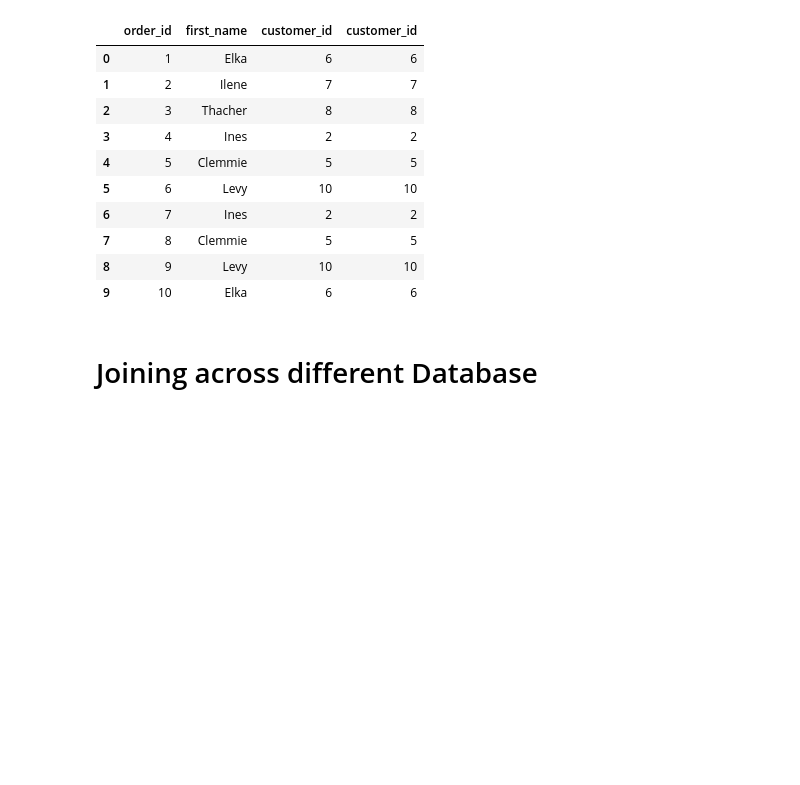
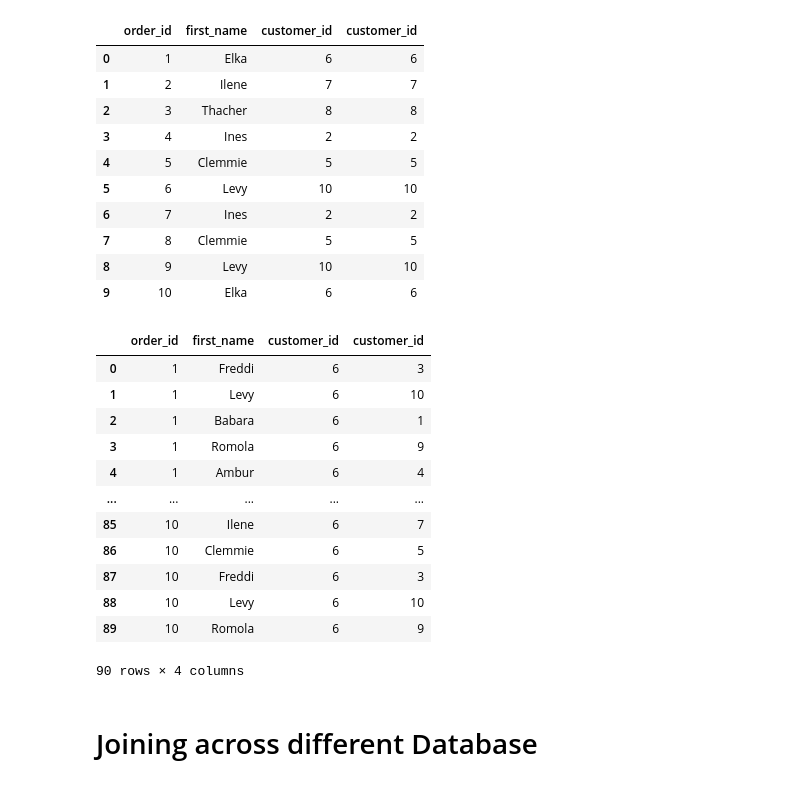
Before and after one commit to VeenaKGit/Knowledge, a Jupyter notebook: Working with Databases.ipynb, the cells around one changed output. Saved outputs shown, nothing was run; the diff lists cells and outputs as text; code cells hidden in the pictures; blank space fills up the shorter version.

```diff
--- a/Working with Databases.ipynb
+++ b/Working with Databases.ipynb
@@ -392,6 +387,31 @@ ORDER BY order_id' \
 | 7 | 8 | Clemmie | 5 | 5 |
 | 8 | 9 | Levy | 10 | 10 |
 | 9 | 10 | Elka | 6 | 6 |
+# %%
+# the important thing to visualize JOINs here is that, basically the system is trying to JOIN two tables
+# say if you provide the consition like this != , here it will take one row and try match it with other table record.
+# if it sattaisfies the condition of != it will add it to the resulting row. Thats why so many entires in the resulting table
+#
+pd.read_sql_query(
+'SELECT order_id, first_name, orders.customer_id, customers.customer_id \
+FROM orders \
+JOIN customers ON orders.customer_id != customers.customer_id \
+ORDER BY order_id ' \
+, connection)
+# %% [output]
+|  | order_id | first_name | customer_id | customer_id |
+| 0 | 1 | Freddi | 6 | 3 |
+| 1 | 1 | Levy | 6 | 10 |
+| 2 | 1 | Babara | 6 | 1 |
+| 3 | 1 | Romola | 6 | 9 |
+| 4 | 1 | Ambur | 6 | 4 |
+| ... | ... | ... | ... | ... |
+| 85 | 10 | Ilene | 6 | 7 |
+| 86 | 10 | Clemmie | 6 | 5 |
+| 87 | 10 | Freddi | 6 | 3 |
+| 88 | 10 | Levy | 6 | 10 |
+| 89 | 10 | Romola | 6 | 9 |
+90 rows × 4 columns
 # %% [markdown]
 # Joining across different Database
 # %%
```
Also changed, not shown: parts of 34 cells of this notebook, 1 other file.
